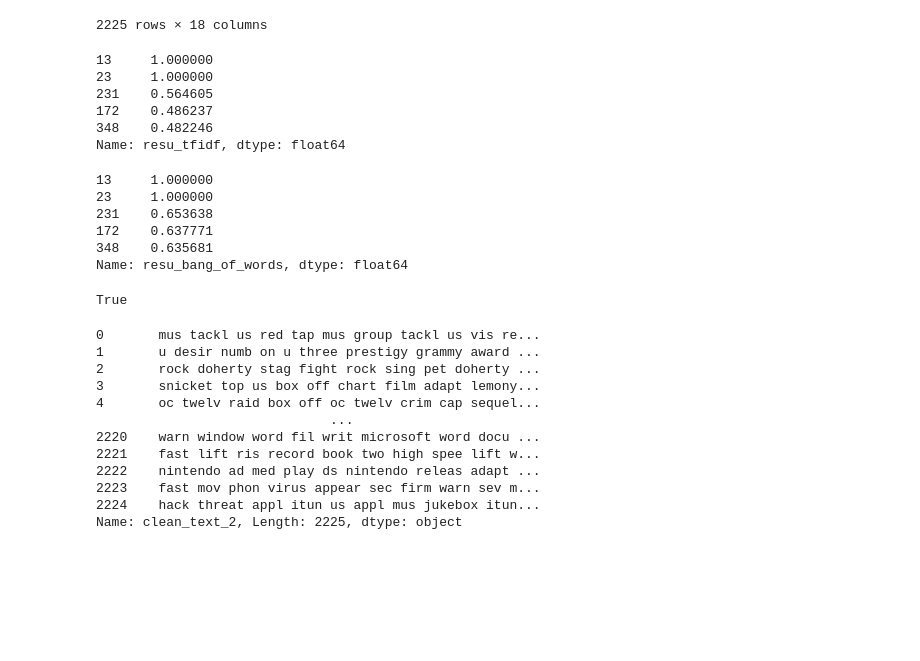
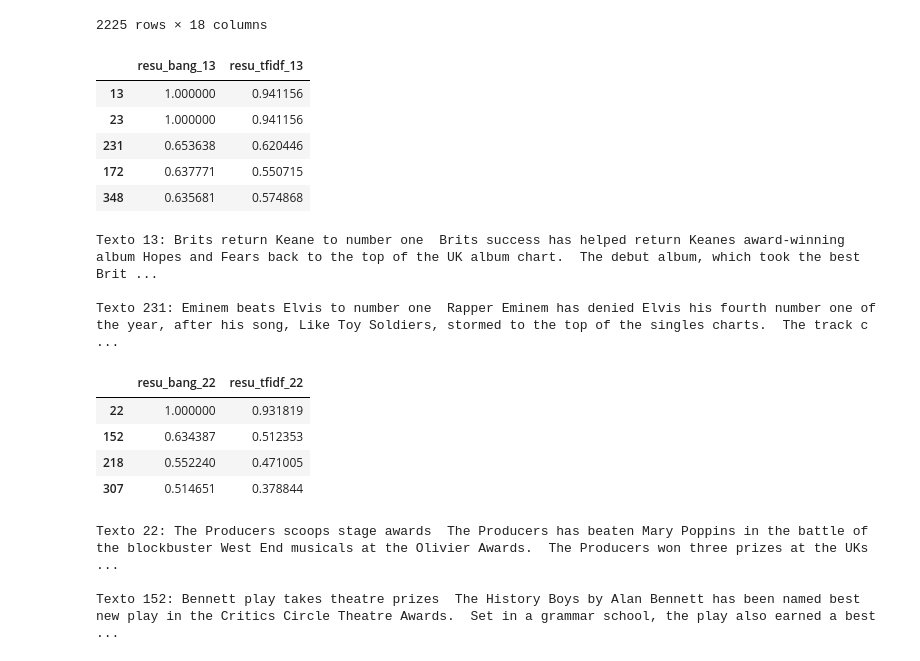
Before and after one commit to ecaf1/NPL_STUDLOG, a Jupyter notebook: Exercise_list/List_1/List_1.ipynb, the cells around one changed output. Drawn from its saved outputs; the diff is of its cells as text; code cells hidden in the pictures; blank space fills up the shorter version.

Commit message:
Adiciona analize de similaridade

```diff
--- a/Exercise_list/List_1/List_1.ipynb
+++ b/Exercise_list/List_1/List_1.ipynb
@@ -283,11 +283,11 @@ X_tfidf = cv_tfidf.fit_transform(all_text)
 for index in index_text:
     text = " ".join(df["clean_text_2"][index])
 
-    vector_index = cv.transform([text])
-    df[f"resu_bang_{index}"] = cosine_similarity(X, vector_index)
+    vector_index_1 = cv.transform([text])
+    df[f"resu_bang_{index}"] = cosine_similarity(X, vector_index_1)
 
-    vector_index = cv_tfidf.transform([text])
-    df[f"resu_tfidf_{index}"] = cosine_similarity(X, vector_index)
+    vector_index_2 = cv_tfidf.transform([text])
+    df[f"resu_tfidf_{index}"] = cosine_similarity(X, vector_index_2)
 # %%
 # %% [output]
 |  | data | labels | clean_text | clean_text_2 | pos_tag | similaruty_with_L | resu_bang_of_words | ... |
@@ -303,40 +303,32 @@ for index in index_text:
 | 2223 | Fast moving phone viruses appear ... | tech | [fast, moving, phone, viruses, ap... | [fast, mov, phon, virus, appear, ... | [(fast, RB), (mov, JJ), (phon, NN... | 0.027106 | 0.027106 | ... |
 | 2224 | Hacker threat to Apples iTunes Us... | tech | [hacker, threat, to, apples, itun... | [hack, threat, appl, itun, us, ap... | [(hack, NN), (threat, NN), (appl,... | 0.000000 | 0.000000 | ... |
 2225 rows × 18 columns
-# %%
-df["resu_tfidf"].nlargest()
-# %% [output]
-13     1.000000
-23     1.000000
-231    0.564605
-172    0.486237
-348    0.482246
-Name: resu_tfidf, dtype: float64
-# %%
-df["resu_bang_of_words"].nlargest()
-# %% [output]
-13     1.000000
-23     1.000000
-231    0.653638
-172    0.637771
-348    0.635681
-Name: resu_bang_of_words, dtype: float64
-# %%
-df["data"][13] == df["data"][23]
-# %% [output]
-True
-# %%
-all_text
-# %% [output]
-0       mus tackl us red tap mus group tackl us vis re...
-1       u desir numb on u three prestigy grammy award ...
-2       rock doherty stag fight rock sing pet doherty ...
-3       snicket top us box off chart film adapt lemony...
-4       oc twelv raid box off oc twelv crim cap sequel...
-                              ...
-2220    warn window word fil writ microsoft word docu ...
-2221    fast lift ris record book two high spee lift w...
-2222    nintendo ad med play ds nintendo releas adapt ...
-2223    fast mov phon virus appear sec firm warn sev m...
-2224    hack threat appl itun us appl mus jukebox itun...
-Name: clean_text_2, Length: 2225, dtype: object
+# %%
+# Analize do texto 13
+display(pd.merge( df["resu_bang_13"].nlargest(), df["resu_tfidf_13"].nlargest(), left_index=True, right_index=True))
+print(f"Texto 13: {df['data'][13]}", end="\n\n")
+print(f"Texto 231: {df['data'][231]}", end="\n\n")
+# %% [output]
+|  | resu_bang_13 | resu_tfidf_13 |
+| 13 | 1.000000 | 0.941156 |
+| 23 | 1.000000 | 0.941156 |
+| 231 | 0.653638 | 0.620446 |
+| 172 | 0.637771 | 0.550715 |
+| 348 | 0.635681 | 0.574868 |
+Texto 13: Brits return Keane to number one  Brits success has helped return Keanes award-winning album Hopes and Fears back to the top of the UK album chart.  The debut album, which took the best Brit ...
+
+Texto 231: Eminem beats Elvis to number one  Rapper Eminem has denied Elvis his fourth number one of the year, after his song, Like Toy Soldiers, stormed to the top of the singles charts.  The track c ...
+# %%
+# Analize do texto 22
+display(pd.merge( df["resu_bang_22"].nlargest(), df["resu_tfidf_22"].nlargest(), left_index=True, right_index=True))
+print(f"Texto 22: {df['data'][22]}", end="\n\n")
+print(f"Texto 152: {df['data'][152]}", end="\n\n")
+# %% [output]
+|  | resu_bang_22 | resu_tfidf_22 |
+| 22 | 1.000000 | 0.931819 |
+| 152 | 0.634387 | 0.512353 |
+| 218 | 0.552240 | 0.471005 |
+| 307 | 0.514651 | 0.378844 |
+Texto 22: The Producers scoops stage awards  The Producers has beaten Mary Poppins in the battle of the blockbuster West End musicals at the Olivier Awards.  The Producers won three prizes at the UKs  ...
+
+Texto 152: Bennett play takes theatre prizes  The History Boys by Alan Bennett has been named best new play in the Critics Circle Theatre Awards.  Set in a grammar school, the play also earned a best  ...
```
Also changed, not shown: parts of 3 cells of this notebook.
